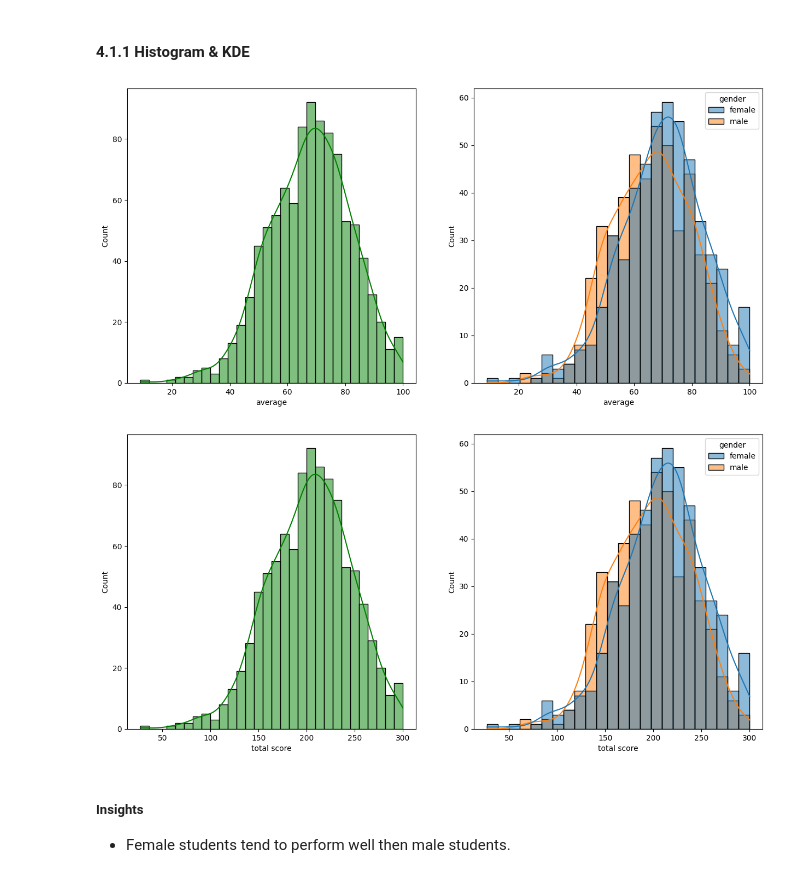
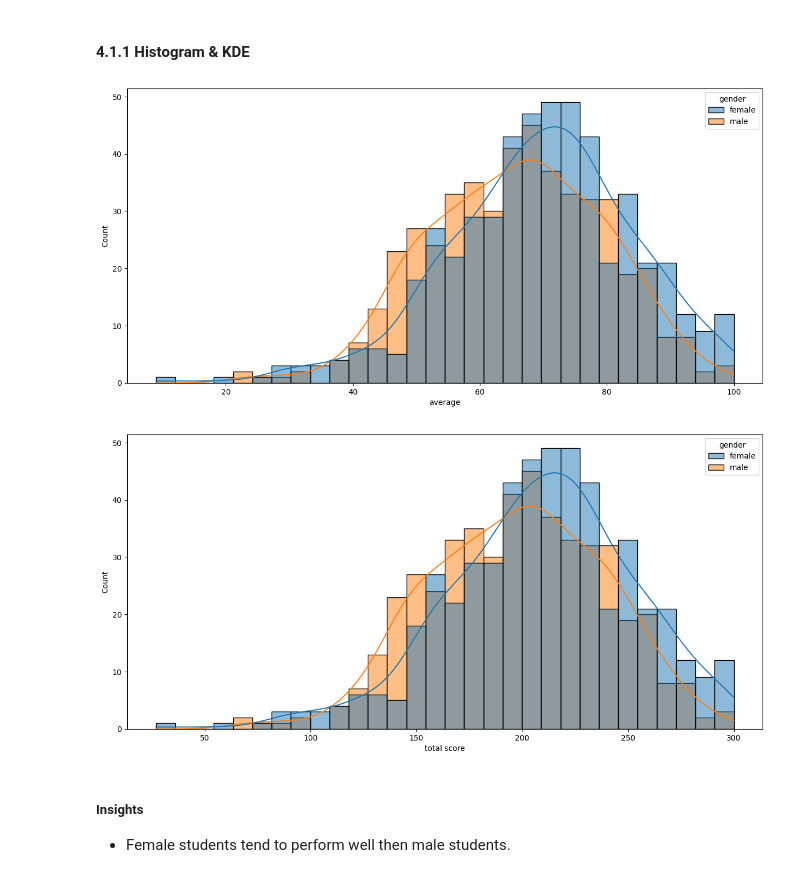
Before and after one commit to moniishms/ML_Project, a Jupyter notebook: notebook/1 . EDA STUDENT PERFORMANCE .ipynb, the cells around one changed output. Cells and saved outputs as stored; diff of their text form; code cells hidden in the pictures.

Commit message:
changes in EDA.ipynb(updated plots and it's insights)

```diff
--- a/notebook/1 . EDA STUDENT PERFORMANCE .ipynb
+++ b/notebook/1 . EDA STUDENT PERFORMANCE .ipynb
@@ -248,23 +247,33 @@ Number of students with less than 20 marks in Reading: 1
 # %% [markdown]
 #### 4.1.1 Histogram & KDE
 # %%
-fig, axs = plt.subplots(1, 2, figsize=(15, 7))
-plt.subplot(121)
-sns.histplot(data=df,x='average',bins=30,kde=True,color='g')
-plt.subplot(122)
-sns.histplot(data=df,x='average',kde=True,hue='gender')
+plt.figure(figsize=(15, 7))
+
+sns.histplot(
+    data=df,
+    x='average',
+    bins=30,
+    kde=True,
+    hue='gender'
+)
+
 plt.show()
 # %% [output]
-[figure, old version]
+[figure, new version]
 # %%
-fig, axs = plt.subplots(1, 2, figsize=(15, 7))
-plt.subplot(121)
-sns.histplot(data=df,x='total score',bins=30,kde=True,color='g')
-plt.subplot(122)
-sns.histplot(data=df,x='total score',kde=True,hue='gender')
+plt.figure(figsize=(15, 7))
+
+sns.histplot(
+    data=df,
+    x='total score',
+    bins=30,
+    kde=True,
+    hue='gender'
+)
+
 plt.show()
 # %% [output]
-[figure, old version]
+[figure, new version]
 # %% [markdown]
 #####  Insights
 - Female students tend to perform well then male students.
```
Also changed, not shown: parts of 50 cells of this notebook.
